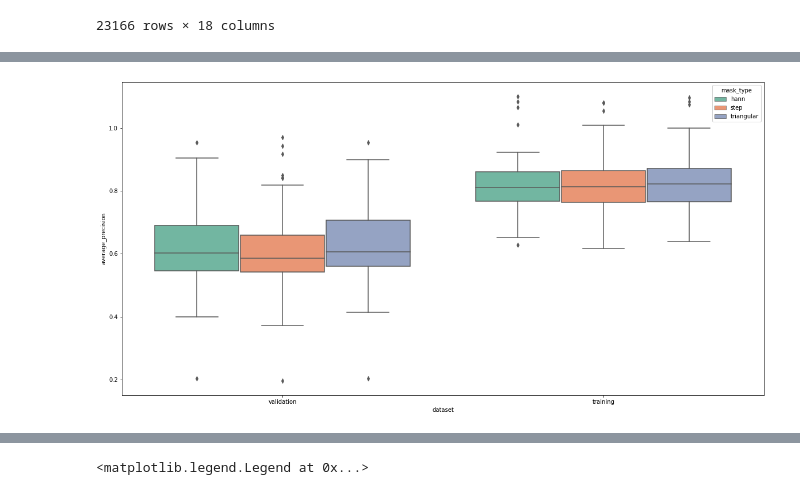
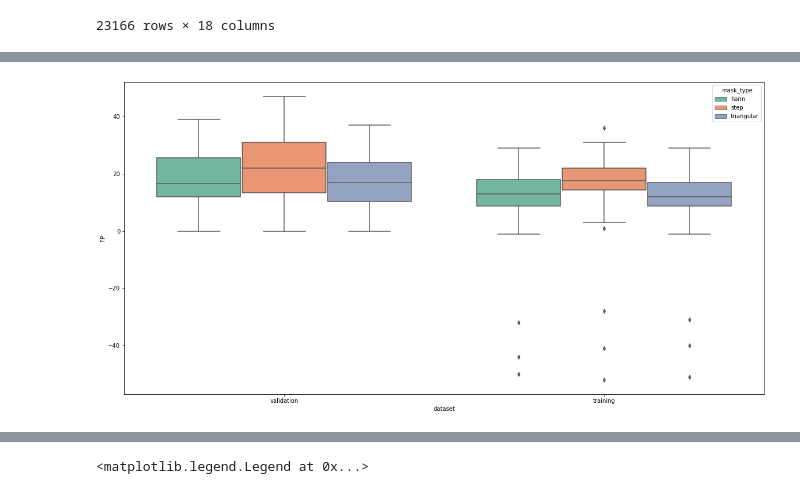
Before and after one commit to Oftatkofta/BactUnet, a Jupyter notebook: network_and_patching_compare_inference_and_count.ipynb, the cells around one changed output, grey strips where cells are left out. Cells and saved outputs as stored; diff of their text form; code cells hidden in the pictures.

```diff
--- a/network_and_patching_compare_inference_and_count.ipynb
+++ b/network_and_patching_compare_inference_and_count.ipynb
@@ -637,11 +689,11 @@ g3 = sns.boxplot(data=data_df.loc[(data_df['mask_type'] == 'hann') & (data_df['d
 # %%
 plt.figure(figsize=(20,10))
 #sns.set_style('white')
 g3 = sns.boxplot(data=data_df.loc[(data_df['threshold'] == threshold) & (data_df['network']=='BactUnet 3-frame') &
                                  (data_df['patch_type']=='patch_AB')],
-                 x='dataset', y='average_precision', hue='mask_type', palette='Set2')
+                 x='dataset', y='FP', hue='mask_type', palette='Set2')
 # %% [output]
-[figure, old version]
+[figure, new version]
 # %%
 plt.figure(figsize=(20,10))
 #sns.set_style('white')
```
Also changed, not shown: parts of 20 cells of this notebook, 1 other file.
